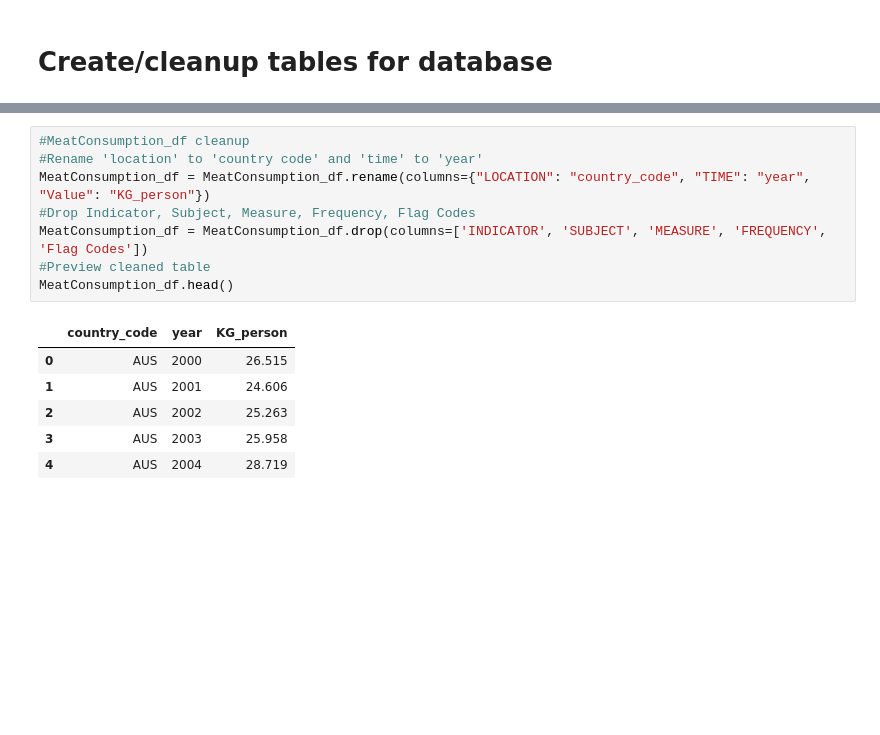
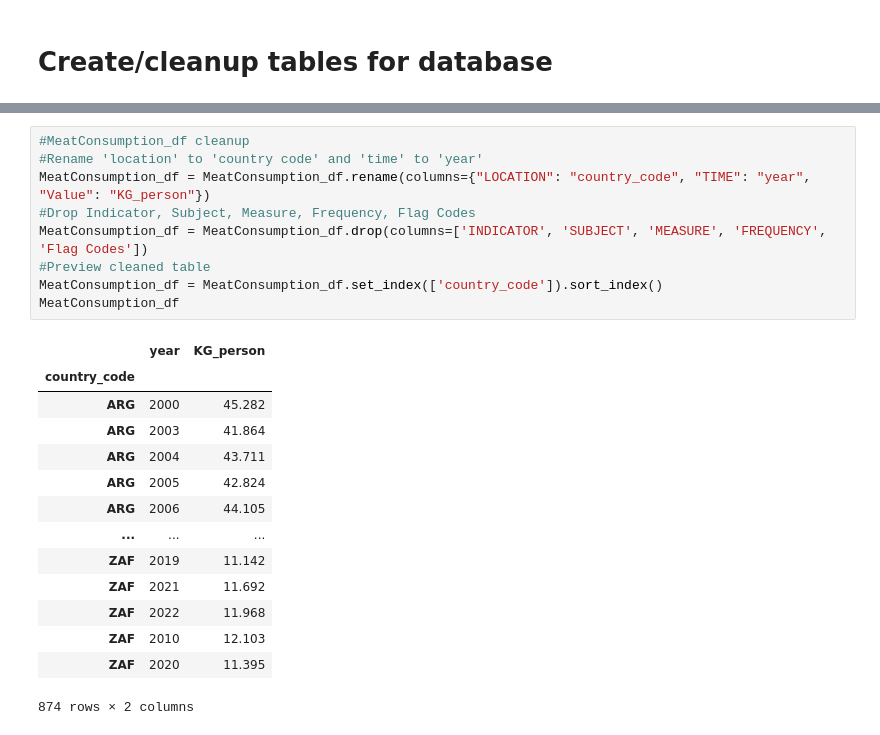
Before and after one commit to LindseyWol/Project2, a Jupyter notebook: cleanup.ipynb, the cells around one changed output, grey strips where cells are left out. Cells and saved outputs as stored; diff of their text form; blank space fills up the shorter version.

```diff
--- a/cleanup.ipynb
+++ b/cleanup.ipynb
@@ -92,18 +165,27 @@ BigMac_df.head()
 # %%
 #MeatConsumption_df cleanup
 #Rename 'location' to 'country code' and 'time' to 'year'
 MeatConsumption_df = MeatConsumption_df.rename(columns={"LOCATION": "country_code", "TIME": "year", "Value": "KG_person"})
 #Drop Indicator, Subject, Measure, Frequency, Flag Codes
 MeatConsumption_df = MeatConsumption_df.drop(columns=['INDICATOR', 'SUBJECT', 'MEASURE', 'FREQUENCY', 'Flag Codes'])
 #Preview cleaned table
-MeatConsumption_df.head()
+MeatConsumption_df = MeatConsumption_df.set_index(['country_code']).sort_index()
+MeatConsumption_df
 # %% [output]
-|  | country_code | year | KG_person |
-| 0 | AUS | 2000 | 26.515 |
-| 1 | AUS | 2001 | 24.606 |
-| 2 | AUS | 2002 | 25.263 |
-| 3 | AUS | 2003 | 25.958 |
-| 4 | AUS | 2004 | 28.719 |
+|  | year | KG_person |
+| country_code |  |  |
+| ARG | 2000 | 45.282 |
+| ARG | 2003 | 41.864 |
+| ARG | 2004 | 43.711 |
+| ARG | 2005 | 42.824 |
+| ARG | 2006 | 44.105 |
+| ... | ... | ... |
+| ZAF | 2019 | 11.142 |
+| ZAF | 2021 | 11.692 |
+| ZAF | 2022 | 11.968 |
+| ZAF | 2010 | 12.103 |
+| ZAF | 2020 | 11.395 |
+874 rows × 2 columns
 # %%
 #Drop SERIES, series, PERIOD, pay period, TIME, Unit Code, Unit, Power Code, Power Code, Reference Period, reference period, flag code, flags
 MinWage_df = MinWage_df.drop(columns=['COUNTRY', 'SERIES', 'Series', 'Pay period', 'PERIOD', 'Time', 'Unit Code', 'Unit', 'PowerCode Code', 'PowerCode', 'Reference Period Code', 'Flag Codes', 'Flags', 'Reference Period'])
```
Also changed, not shown: parts of 9 cells of this notebook, 1 other file.
